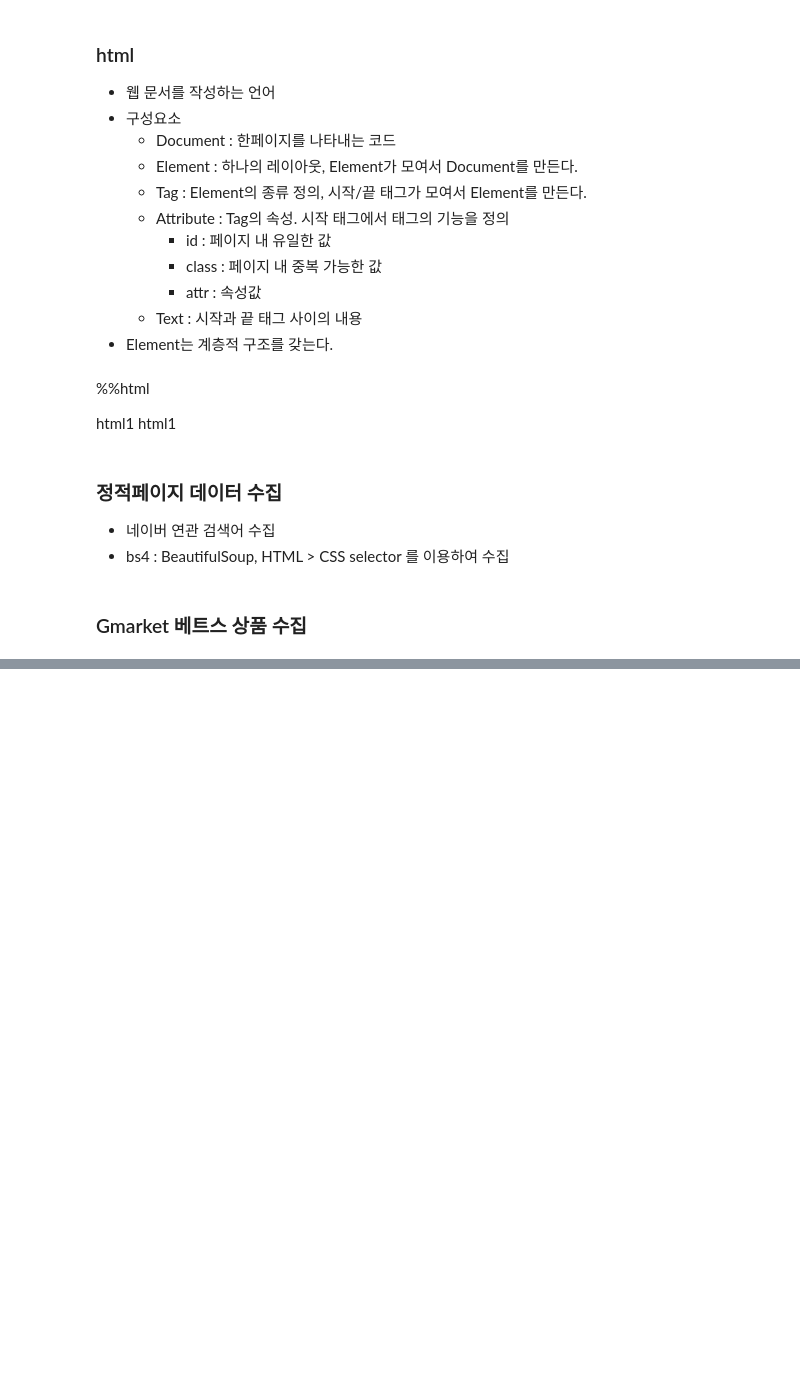
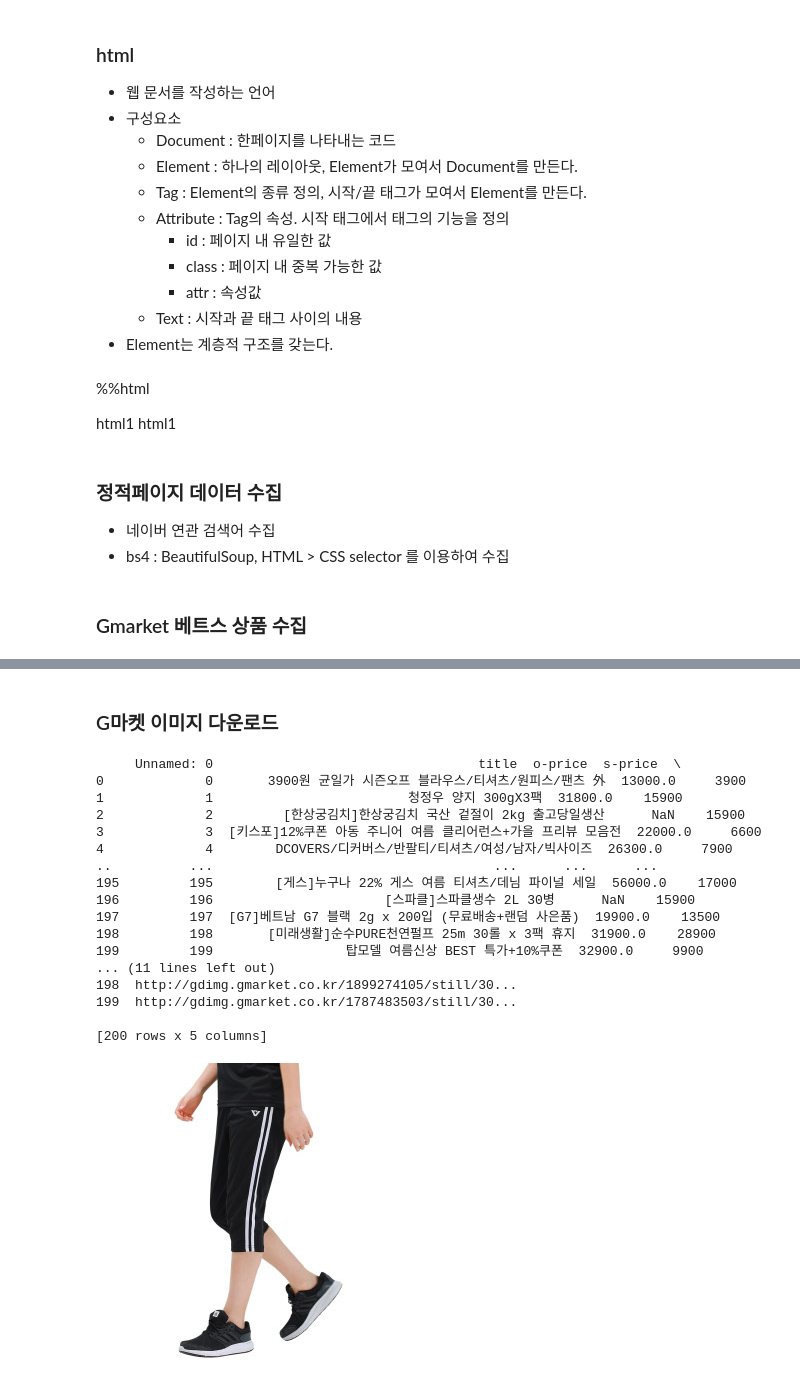
Before and after one commit to mskyun721/aivle_python, a Jupyter notebook: Class/WebCrawing.ipynb, the cells around one changed output, grey strips where cells are left out. Drawn from its saved outputs; the diff is of its cells as text; code cells hidden in the pictures; blank space fills up the shorter version.

```diff
--- a/Class/WebCrawing.ipynb
+++ b/Class/WebCrawing.ipynb
@@ -547,0 +564,55 @@ TypeError: int() argument must be a string, a bytes-like object or a number, not
+# %% [markdown]
+### G마켓 이미지 다운로드
+# %%
+import pandas as pd
+import requests, json, os
+from PIL import Image as pil
+
+
+### G마켓 이미지
+# csv 파일 불러오기
+df = pd.read_csv('../csv/gmarket.csv')
+print(df)
+
+# 디렉토리 생성
+folder = '../Gmarket_img'
+if not os.path.exists(folder):
+    os.makedirs(folder)
+
+
+# 이미지 다운로드
+# img_link = df.loc[0, 'img']
+
+# response = requests.get(img_link)
+# with open(f'{folder}/img01.png', 'wb') as file:
+    # file.write(response.content)
+
+# enumerate 하는 경우 컬럼을 불러옴
+for idx, data in df[3:5].iterrows():
+    filename = "0" * (3 - len(str(idx))) + str(idx) + ".png"
+
+    response = requests.get(data["img"])
+
+    with open(f'{folder}/{filename}', 'wb') as file:
+        file.write(response.content)
+
+pil.open(f"{folder}/003.png")
+# %% [output]
+     Unnamed: 0                                  title  o-price  s-price  \
+0             0       3900원 균일가 시즌오프 블라우스/티셔츠/원피스/팬츠 外  13000.0     3900
+1             1                         청정우 양지 300gX3팩  31800.0    15900
+2             2         [한상궁김치]한상궁김치 국산 겉절이 2kg 출고당일생산      NaN    15900
+3             3  [키스포]12%쿠폰 아동 주니어 여름 클리어런스+가을 프리뷰 모음전  22000.0     6600
+4             4        DCOVERS/디커버스/반팔티/티셔츠/여성/남자/빅사이즈  26300.0     7900
+..          ...                                    ...      ...      ...
+195         195        [게스]누구나 22% 게스 여름 티셔츠/데님 파이널 세일  56000.0    17000
+196         196                      [스파클]스파클생수 2L 30병      NaN    15900
+197         197  [G7]베트남 G7 블랙 2g x 200입 (무료배송+랜덤 사은품)  19900.0    13500
+198         198       [미래생활]순수PURE천연펄프 25m 30롤 x 3팩 휴지  31900.0    28900
+199         199                 탑모델 여름신상 BEST 특가+10%쿠폰  32900.0     9900
+... (11 lines left out)
+198  http://gdimg.gmarket.co.kr/1899274105/still/30...
+199  http://gdimg.gmarket.co.kr/1787483503/still/30...
+
+[200 rows x 5 columns]
+[figure, added]
```
Also changed, not shown: parts of 19 cells of this notebook, 15 other files.
